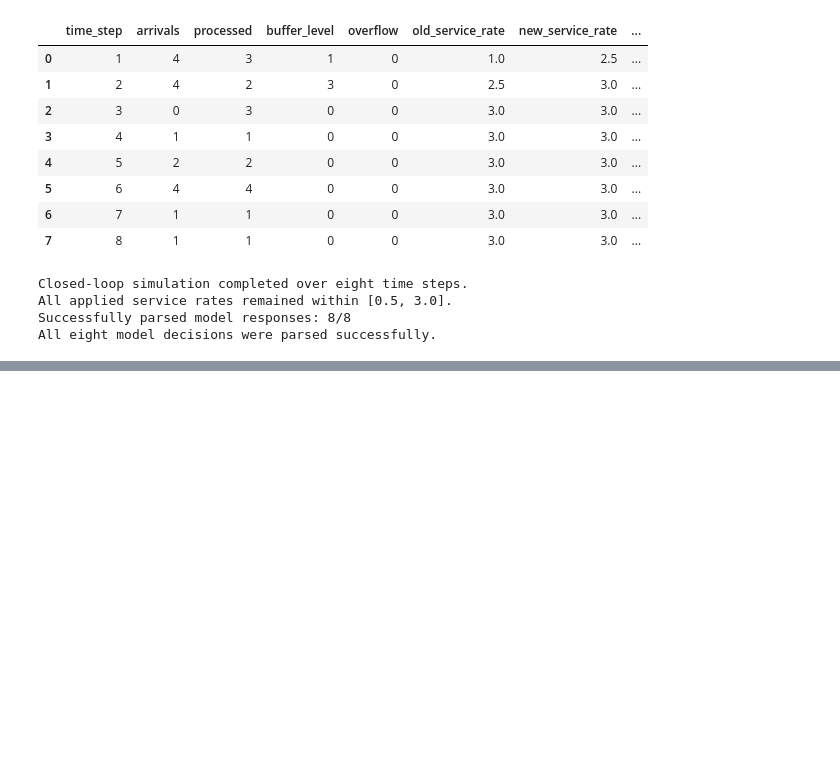
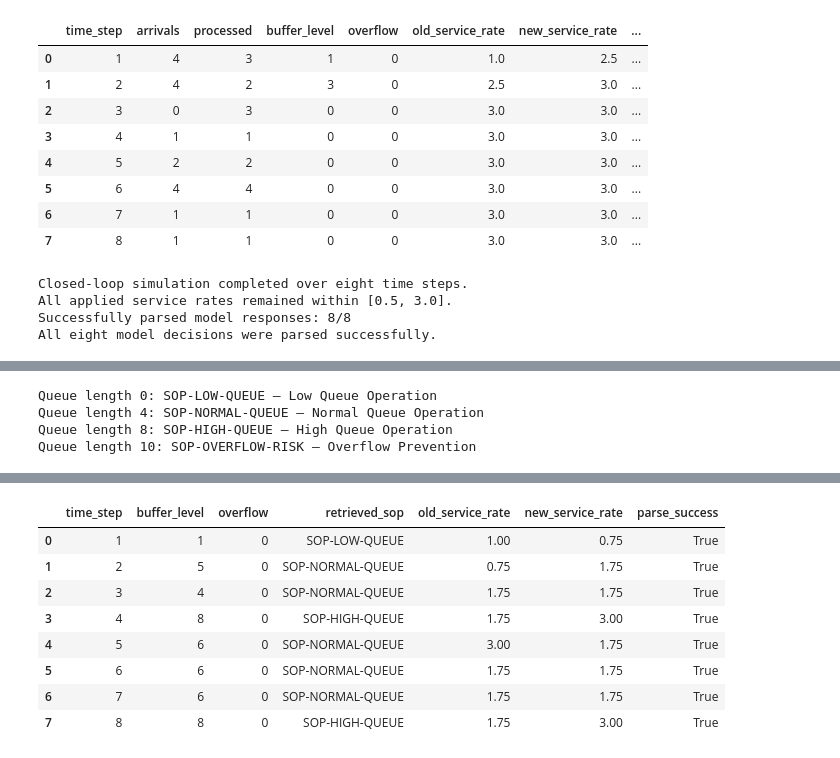
Before and after one commit to Ofoglufuu/genesis-oracle, a Jupyter notebook: notebooks/problem_set_8.ipynb, the cells around one changed output, grey strips where cells are left out. Saved outputs shown, nothing was run; the diff lists cells and outputs as text; code cells hidden in the pictures; blank space fills up the shorter version.

```diff
--- a/notebooks/problem_set_8.ipynb
+++ b/notebooks/problem_set_8.ipynb
@@ -687,0 +842,15 @@ All eight model decisions were parsed successfully.
+# %%
+test_queue_lengths = [0, 4, 8, 10]
+
+for queue_length in test_queue_lengths:
+    sop = retrieve_sop(queue_length)
+
+    print(
+        f"Queue length {queue_length}: "
+        f"{sop['sop_id']} — {sop['title']}"
+    )
+# %% [output]
+Queue length 0: SOP-LOW-QUEUE — Low Queue Operation
+Queue length 4: SOP-NORMAL-QUEUE — Normal Queue Operation
+Queue length 8: SOP-HIGH-QUEUE — High Queue Operation
+Queue length 10: SOP-OVERFLOW-RISK — Overflow Prevention
@@ -687,0 +972,55 @@ All eight model decisions were parsed successfully.
+# %%
+import json
+import pandas as pd
+
+
+rag_foundry = DiscreteFoundry(
+    arrival_rate=2.5,
+    service_rate=1.0,
+    capacity=10,
+    seed=42,
+)
+
+rag_control_log = []
+
+for step_number in range(1, 9):
+    old_service_rate = rag_foundry.service_rate
+
+    telemetry_json = rag_foundry.step()
+    telemetry = json.loads(telemetry_json)
+
+    telemetry["arrival_rate"] = rag_foundry.arrival_rate
+    telemetry["service_rate"] = old_service_rate
+
+    decision = generate_rag_controller_decision(
+        telemetry=telemetry,
+        current_service_rate=old_service_rate,
+        max_new_tokens=1024,
+    )
+
+    rag_foundry.service_rate = decision["new_service_rate"]
+
+    sop = decision["retrieved_sop"]
+
+    rag_control_log.append(
+        {
+            "time_step": step_number,
+            "buffer_level": telemetry["buffer_level"],
+            "overflow": telemetry["overflow"],
+            "retrieved_sop": sop["sop_id"],
+            "old_service_rate": old_service_rate,
+            "new_service_rate": decision["new_service_rate"],
+            "parse_success": decision["parse_success"],
+        }
+    )
+
+    print(f"TIME STEP {step_number}")
+    print(f"Buffer level: {telemetry['buffer_level']}")
+    print(f"Retrieved SOP: {sop['sop_id']} — {sop['title']}")
+    print(f"Controller output: {decision['final_answer']}")
+    print(f"Applied service rate: {decision['new_service_rate']}")
+    print("-" * 80)
+
+rag_results = pd.DataFrame(rag_control_log)
+rag_results
+# %% [output]
@@ -687,0 +1044,9 @@ All eight model decisions were parsed successfully.
+|  | time_step | buffer_level | overflow | retrieved_sop | old_service_rate | new_service_rate | parse_success |
+| 0 | 1 | 1 | 0 | SOP-LOW-QUEUE | 1.00 | 0.75 | True |
+| 1 | 2 | 5 | 0 | SOP-NORMAL-QUEUE | 0.75 | 1.75 | True |
+| 2 | 3 | 4 | 0 | SOP-NORMAL-QUEUE | 1.75 | 1.75 | True |
+| 3 | 4 | 8 | 0 | SOP-HIGH-QUEUE | 1.75 | 3.00 | True |
+| 4 | 5 | 6 | 0 | SOP-NORMAL-QUEUE | 3.00 | 1.75 | True |
+| 5 | 6 | 6 | 0 | SOP-NORMAL-QUEUE | 1.75 | 1.75 | True |
+| 6 | 7 | 6 | 0 | SOP-NORMAL-QUEUE | 1.75 | 1.75 | True |
+| 7 | 8 | 8 | 0 | SOP-HIGH-QUEUE | 1.75 | 3.00 | True |
```
Also changed, not shown: parts of 16 cells of this notebook.
